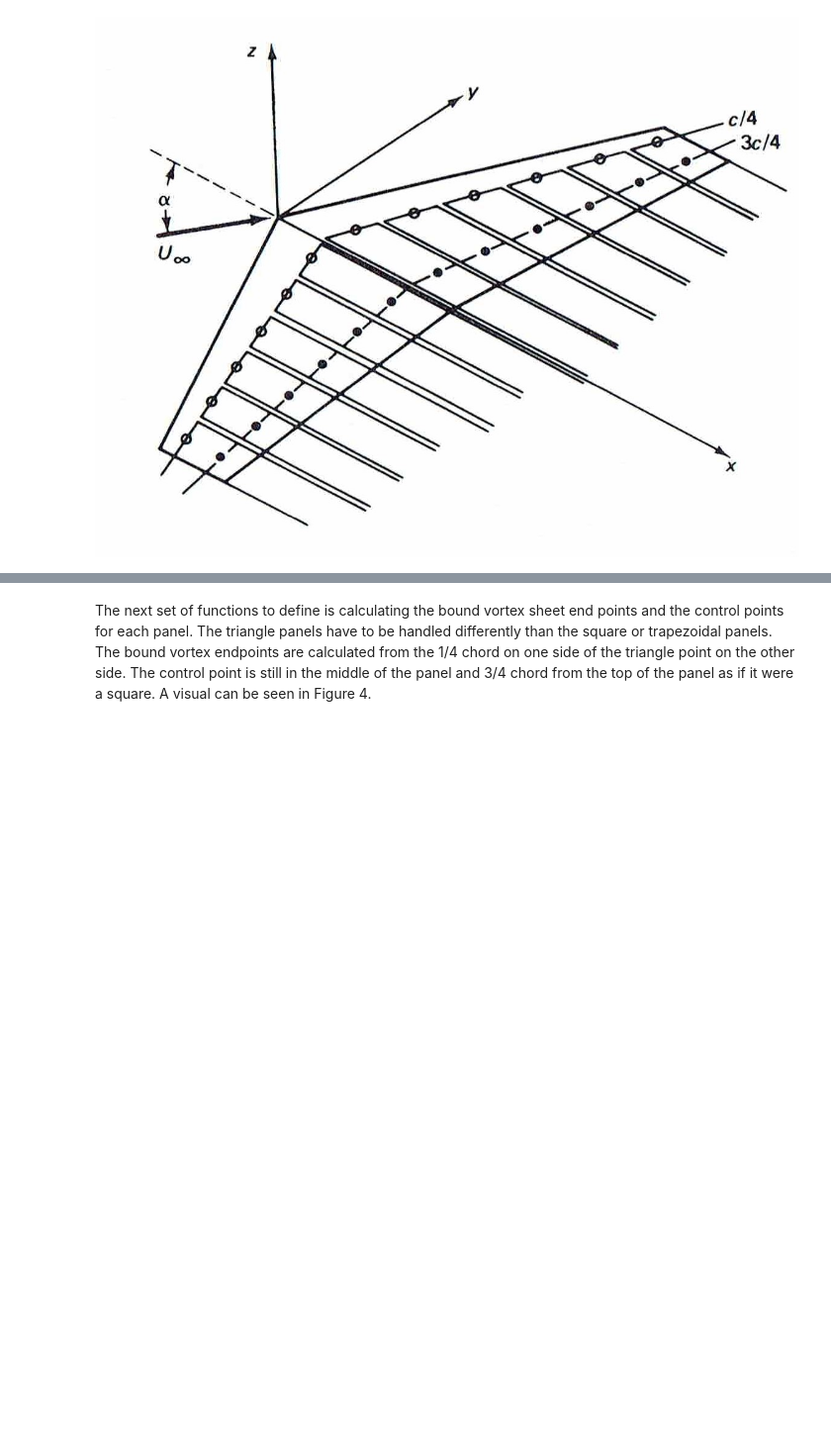
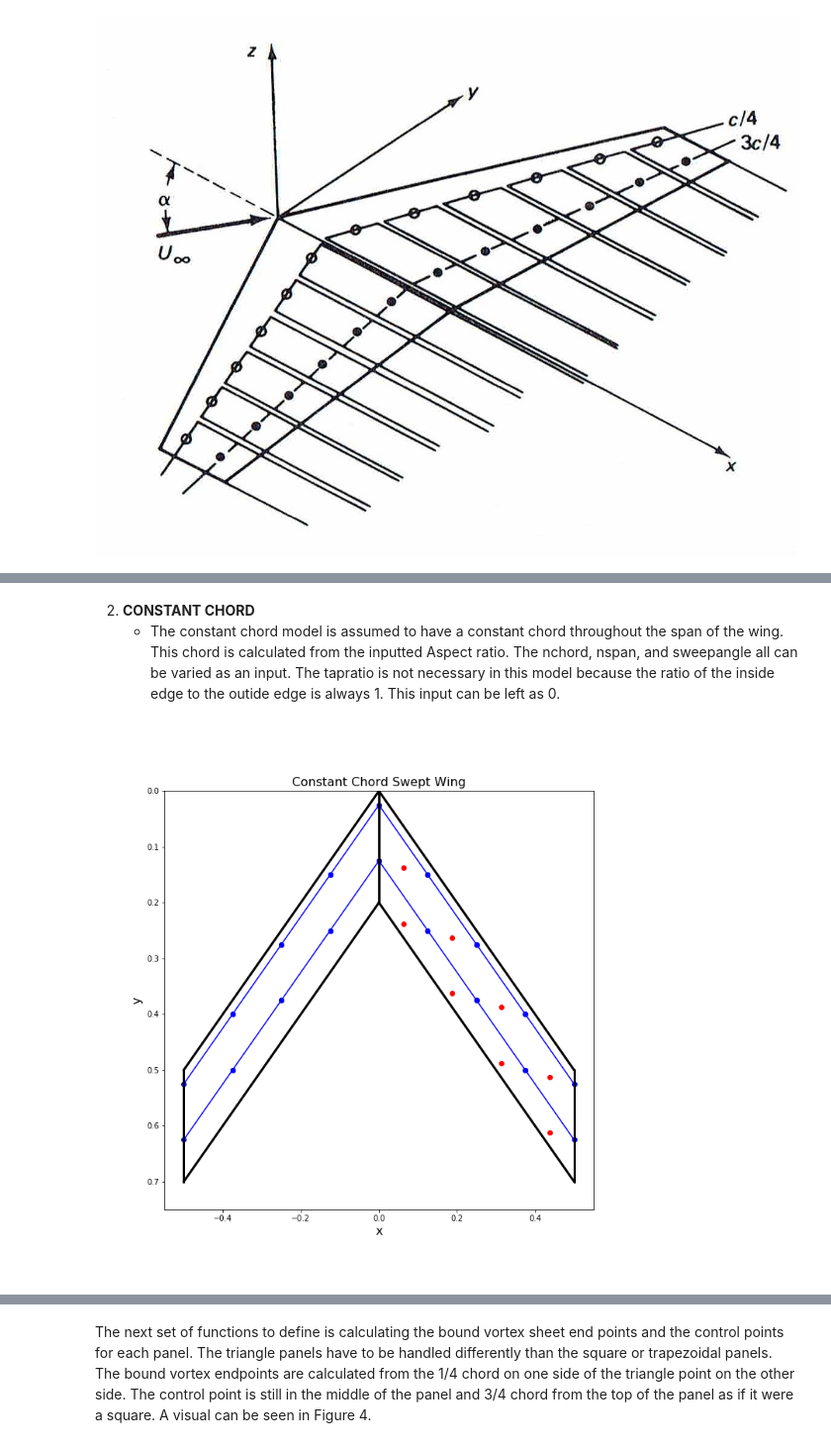
Before and after one commit to barbagroup/AeroPython-studentprojects2017, a Jupyter notebook: jennakosborn/Osborn_Project2017.ipynb, the cells around one changed output, grey strips where cells are left out. Shown at 99% size. Cells and saved outputs as stored; diff of their text form; code cells hidden in the pictures; blank space fills up the shorter version.

```diff
--- a/jennakosborn/Osborn_Project2017.ipynb
+++ b/jennakosborn/Osborn_Project2017.ipynb
@@ -219,0 +229,7 @@ def panel_coordinates(AR, nchord, nspan, sweepangle, tapratio, Type):
+# %% [markdown]
+2. **CONSTANT CHORD**
+    - The  constant chord model is assumed to have a constant chord throughout the span of the wing. This chord is calculated from the inputted Aspect ratio. The nchord, nspan, and sweepangle all can be varied as an input. The tapratio is not necessary in this model because the ratio of the inside edge to the outide edge is always 1. This input can be left as 0.
+# %%
+Image(filename='./Resources/Constant_Chord.png')
+# %% [output]
+[figure, added]
```
Also changed, not shown: parts of 22 cells of this notebook, 3 other files.
